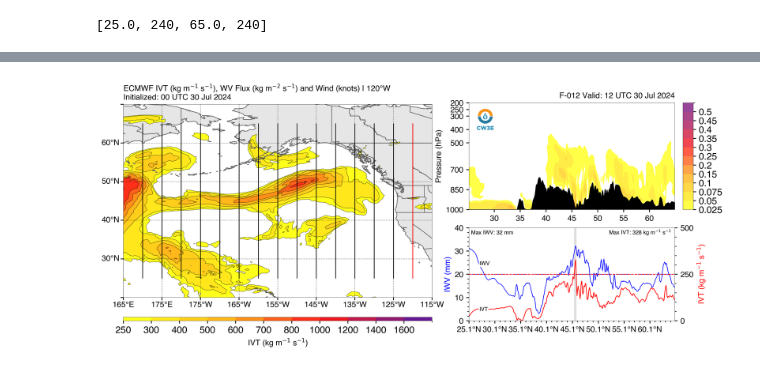
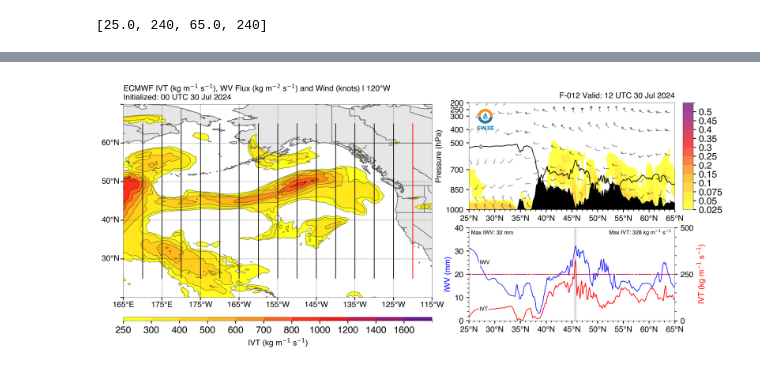
Before and after one commit to CW3E/ivt_cross_sections, a Jupyter notebook: test_ECMWF.ipynb, the cells around one changed output, grey strips where cells are left out. Drawn from its saved outputs; the diff is of its cells as text; code cells hidden in the pictures.

```diff
--- a/test_ECMWF.ipynb
+++ b/test_ECMWF.ipynb
@@ -197,4 +80,0 @@ Attributes:
-# %%
-## merge vertical level data and single level data
-model_data = xr.merge([model_data, test])
-model_data
@@ -237,7 +99,11 @@ print(current_line)
 # %%
 
 ## subset vertical data and IVT data to current line
-cross = model_data.sel(latitude = slice(current_line[2], current_line[0]))
+if model_name == 'ECMWF':
+    cross = model_data.sel(latitude = slice(current_line[2]+0.1, current_line[0]-0.1))
+elif model_name == 'GFS':
+    cross = model_data.sel(latitude = slice(current_line[2], current_line[0]), longitude=current_line[1])
+
 cross = cross.sortby('latitude')
 cross = cross.sel(longitude=current_line[1], method='nearest')
 cross
@@ -370,7 +191,7 @@ gs = GridSpec(nrows, ncols, height_ratios=[1.5, 1, 0.05], width_ratios = [1.5, 0
 
 fig = plt.figure(figsize=(13.0, 5))
 fig.dpi = current_dpi
-fname = 'test'
+fname = 'figs/{0}/Cross_Section_latest_25-65N_{1}W_F{2}'.format(model_name, clon, str(F).zfill(3))
 fmt = 'png'
 
 ####################
@@ -417,16 +238,20 @@ ax = fig.add_subplot(gs[0, 2])
 ## y-axis is pressure
 ## x-axis is latitude
 
-# xs = np.arange(0, len(cross.latitude), 1) # how many coordinate values
 xs = cross.latitude.values
-x = cross['3D_lat'].values
+if model_name == 'ECMWF':
+    x = cross['3D_lat'].values
 ys = cross.pressure.values
 terline = cross.sfc_pressure.values / 100. ## convert from Pa to hPa
 ht_fill = ax.fill_between(xs, 1000., terline, facecolor='k', edgecolor='k', zorder=10)
 
 # Filled contours (WV flux)
 cmap, norm, bnds, cbarticks, cbarlbl = ccmaps.cmap('wvflux') # get cmap from our custom function
-cf = ax.contourf(x, ys, cross.wvflux.values, levels=bnds, cmap=cmap, norm=norm, alpha=0.9, extend='neither', zorder=-1)
+if model_name == 'ECMWF':
+    cf = ax.contourf(x, ys, cross.wvflux.values, levels=bnds, cmap=cmap, norm=norm, alpha=0.9, extend='neither', zorder=-1)
+if model_name == 'GFS':
+    cf = ax.contourf(xs, ys, cross.wvflux.values, levels=bnds, cmap=cmap, norm=norm, alpha=0.9, extend='neither', zorder=-1)
+
 plt.gca().invert_yaxis()
 ax.yaxis.set_label_position("left")
 ax.yaxis.tick_left()
@@ -442,17 +267,23 @@ ax.annotate('0', xy=(xs[20],cross.freezing_level[20]), xycoords='data',
             bbox=dict(boxstyle="square,pad=0.1", fc="white", ec=None, lw=0.0),
             **style)
 
-# # wind vectors
-# dw = 6 # how often to plot vector
-# ax.barbs(xs[::dw], ys[::dw], cross.u.values[::dw, ::dw]*1.94384, cross.v.values[::dw, ::dw]*1.94384,
-#          linewidth=0.25, length=3.5)
+# wind vectors
+if model_name == 'ECMWF':
+    dw = 10 # how often to plot vector vertically
+    dw2 = 17 # how often to plot horizontally
+    ax.barbs(x[::dw, ::dw2], ys[::dw, ::dw2], cross.u.values[::dw, ::dw2]*1.94384, cross.v.values[::dw, ::dw2]*1.94384,
+             linewidth=0.25, length=3.5)
+elif model_name == 'GFS':
+    dw = 6 # how often to plot vector
+    ax.barbs(xs[::dw], ys[::dw], cross.u.values[::dw, ::dw]*1.944, cross.v.values[::dw, ::dw]*1.944,
+             linewidth=0.25, length=3.5)
 
-# ## apply xtick parameters (latitude labels)
-# ax.xaxis.set_major_locator(mticker.FixedLocator(np.arange(xs[0], xs[-1]+1, 5)))
-# ax.xaxis.set_major_formatter(LATITUDE_FORMATTER)
-# ax.minorticks_on()
-# ax.tick_params(axis='x', which='minor', bottom=True)
-# ax.tick_params(axis='x', which='major')
+## apply xtick parameters (latitude labels)
+ax.xaxis.set_major_locator(mticker.FixedLocator(np.arange(xs[0], xs[-1]+1, 5)))
+ax.xaxis.set_major_formatter(LATITUDE_FORMATTER)
+ax.minorticks_on()
+ax.tick_params(axis='x', which='minor', bottom=True)
+ax.tick_params(axis='x', which='major')
 
 ## add titles
 ax.set_title(right_title, loc="right")
@@ -512,31 +343,31 @@ ax2.minorticks_on()
 ax2.tick_params(axis='y', which='minor', right=True)
 ax2.set_ylim(yticks[0], yticks[-1])
 
 ## apply xtick parameters (latitude labels)
 ax.xaxis.set_major_locator(mticker.FixedLocator(np.arange(xs[0], xs[-1]+1, 5)))
 ax.xaxis.set_major_formatter(LATITUDE_FORMATTER)
 ax.minorticks_on()
 ax.tick_params(axis='x', which='minor', bottom=True)
 ax.tick_params(axis='x', which='major')
 
 ## add in grey shading where IWV and IVT > thres
 for i in range(len(arr)):
     ax.axvspan(xs[arr.iloc[i][0]], xs[arr.iloc[i][1]], color='grey', alpha=0.2, lw=None)
 
 ## add in annotation of max IWV and IVT vals
 IWV_ann = 'Max IWV: {0:0.0f} mm'.format(cross.iwv.max().values)
 IVT_ann = 'Max IVT: {0:0.0f} {1}'.format(cross.ivt.max().values, ivt_units)
 
 xy = [(.01, .93), (.68, .93)]
 for i, lbl in enumerate([IWV_ann, IVT_ann]):
     ax.annotate(lbl, # this is the text
                 xy[i], # these are the coordinates to position the label
                 xycoords='axes fraction',
                 zorder=200,
                 **style)
 
 fig.savefig('%s.%s' %(fname, fmt), bbox_inches='tight', dpi=fig.dpi, transparent=False)
 plt.show()
 fig.clf()
 # %% [output]
-[figure, old version]
+[figure, new version]
```
Also changed, not shown: parts of 15 cells of this notebook, 5 other files.
